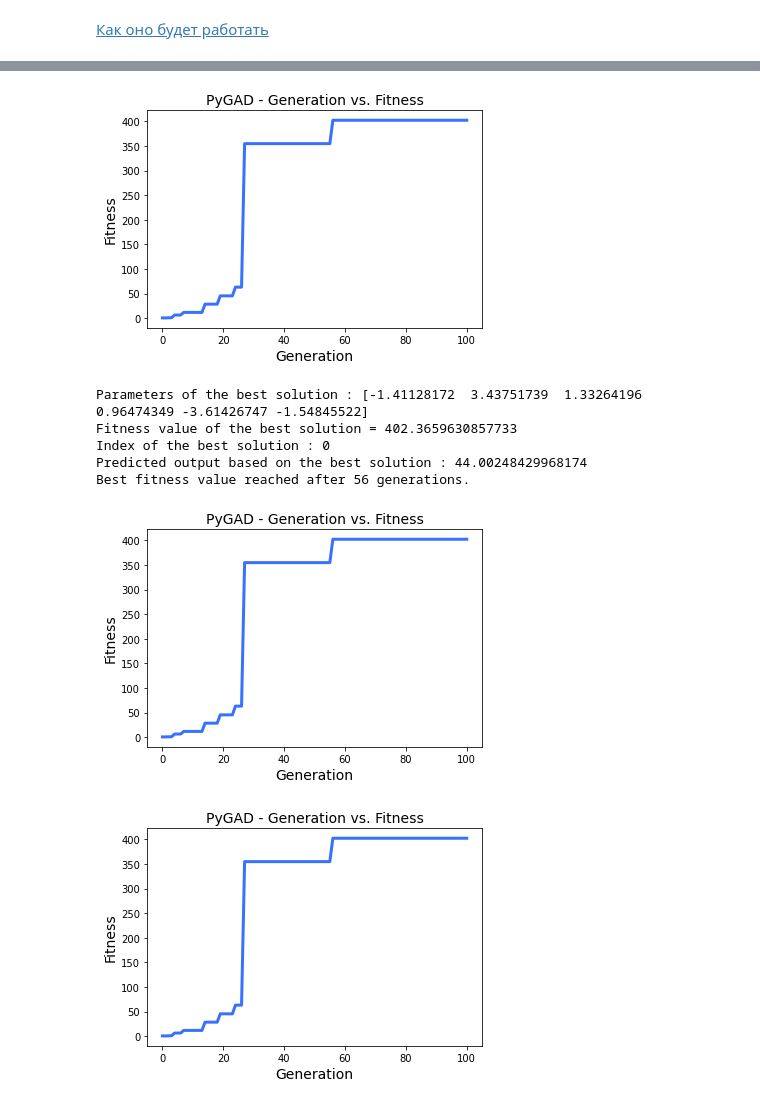
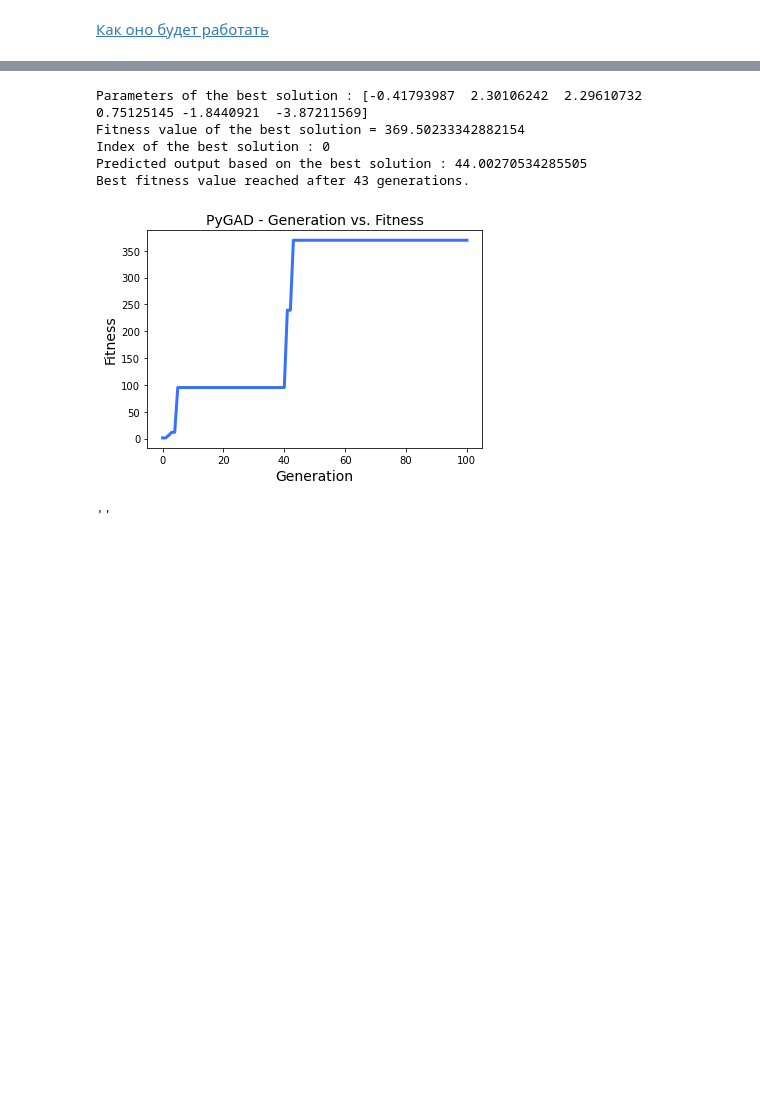
Before and after one commit to dluciv/lections-everywhere, a Jupyter notebook: jupyter-notebooks/12.EvoAlgo/Built-in_PyGAD_example.ipynb, the cells around one changed output, grey strips where cells are left out. Drawn from its saved outputs; the diff is of its cells as text; code cells hidden in the pictures; blank space fills up the shorter version.

```diff
--- a/jupyter-notebooks/12.EvoAlgo/Built-in_PyGAD_example.ipynb
+++ b/jupyter-notebooks/12.EvoAlgo/Built-in_PyGAD_example.ipynb
@@ -64,32 +64,30 @@ Fitness    = 402.3659630857733
 Change     = 0.0
 # %%
-ga_instance.plot_fitness()
-
 # Returning the details of the best solution.
 solution, solution_fitness, solution_idx = ga_instance.best_solution(ga_instance.last_generation_fitness)
 print("Parameters of the best solution : {solution}".format(solution=solution))
 print("Fitness value of the best solution = {solution_fitness}".format(solution_fitness=solution_fitness))
 print("Index of the best solution : {solution_idx}".format(solution_idx=solution_idx))
 
 prediction = numpy.sum(numpy.array(function_inputs)*solution)
 print("Predicted output based on the best solution : {prediction}".format(prediction=prediction))
 
 if ga_instance.best_solution_generation != -1:
     print("Best fitness value reached after {best_solution_generation} generations.".format(best_solution_generation=ga_instance.best_solution_generation))
 
 # Saving the GA instance.
 filename = 'genetic' # The filename to which the instance is saved. The name is without extension.
 ga_instance.save(filename=filename)
 
 # Loading the saved GA instance.
 loaded_ga_instance = pygad.load(filename=filename)
 loaded_ga_instance.plot_fitness()
+;
 # %% [output]
+Parameters of the best solution : [-0.41793987  2.30106242  2.29610732  0.75125145 -1.8440921  -3.87211569]
+Fitness value of the best solution = 369.50233342882154
+Index of the best solution : 0
+Predicted output based on the best solution : 44.00270534285505
+Best fitness value reached after 43 generations.
-[figure, old version]
+[figure, new version]
-Parameters of the best solution : [-1.41128172  3.43751739  1.33264196  0.96474349 -3.61426747 -1.54845522]
-Fitness value of the best solution = 402.3659630857733
-Index of the best solution : 0
-Predicted output based on the best solution : 44.00248429968174
-Best fitness value reached after 56 generations.
-[figure, removed]
-[figure, removed]
+''
```
Also changed, not shown: parts of 1 cell of this notebook, 1 other file.
